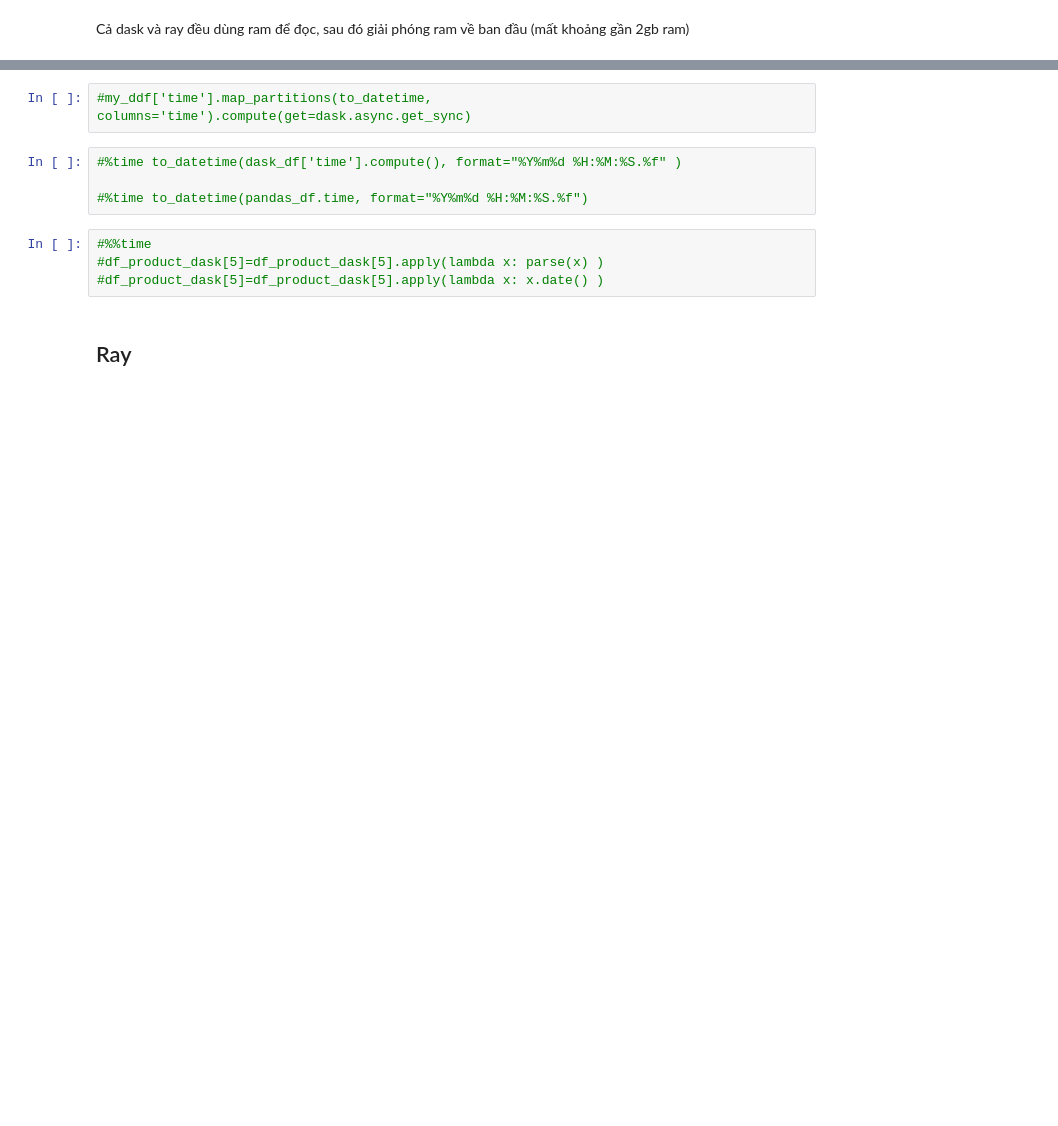
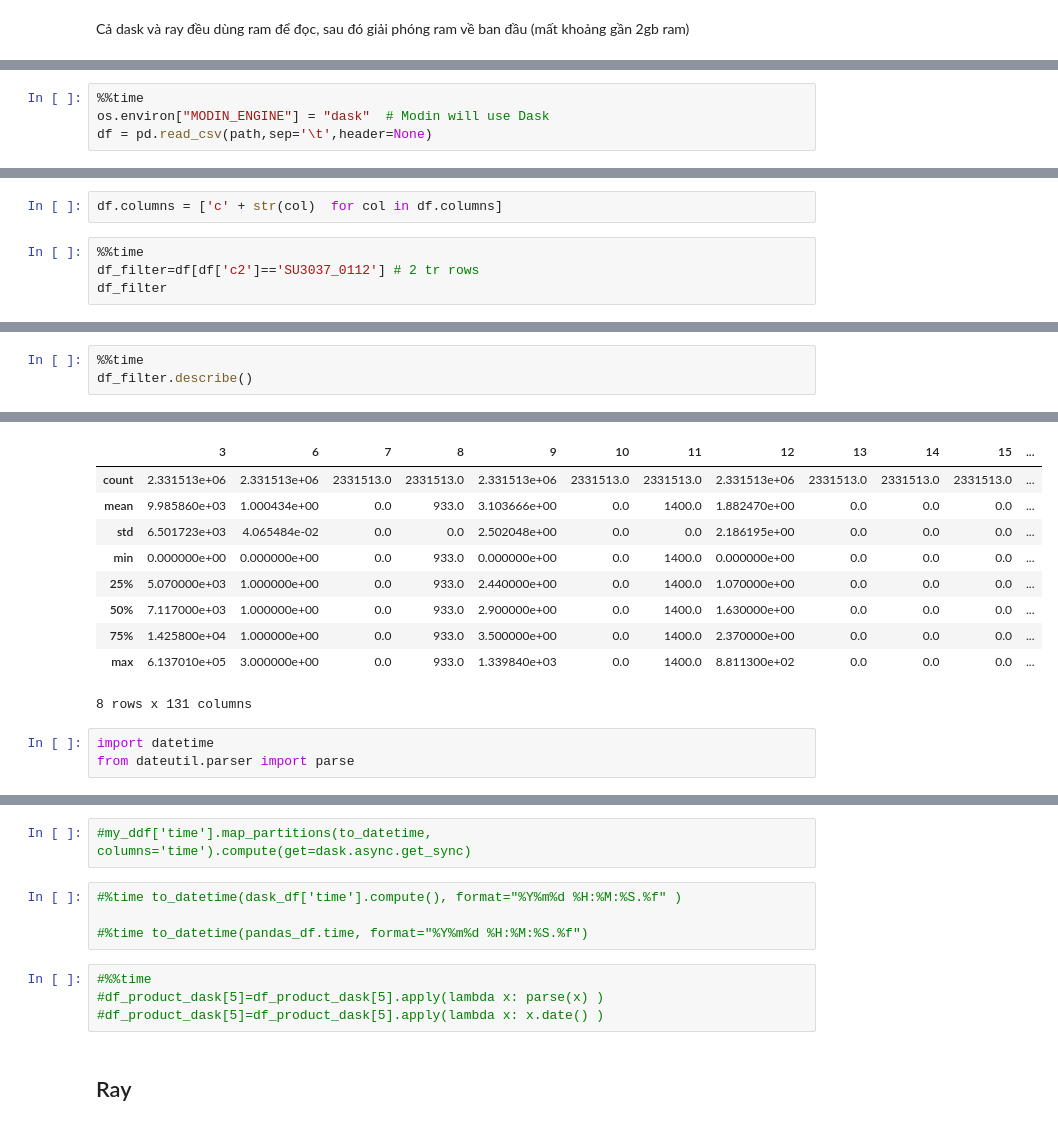
Before and after one commit to duybluemind1988/Data-science, a Jupyter notebook: Sonion/Compare_all_bigdata_method.ipynb, the cells around one changed output, grey strips where cells are left out. Saved outputs shown, nothing was run; the diff lists cells and outputs as text; blank space fills up the shorter version.

```diff
--- a/Sonion/Compare_all_bigdata_method.ipynb
+++ b/Sonion/Compare_all_bigdata_method.ipynb
@@ -126,0 +206,4 @@ RayTaskError: ignored
+# %%
+%%time
+os.environ["MODIN_ENGINE"] = "dask"  # Modin will use Dask
+df = pd.read_csv(path,sep='\t',header=None)
@@ -126,0 +213,6 @@ RayTaskError: ignored
+# %%
+df.columns = ['c' + str(col)  for col in df.columns]
+# %%
+%%time
+df_filter=df[df['c2']=='SU3037_0112'] # 2 tr rows
+df_filter
@@ -126,0 +222,4 @@ RayTaskError: ignored
+# %%
+%%time
+df_filter.describe()
+# %% [output]
@@ -126,0 +230,13 @@ RayTaskError: ignored
+|  | 3 | 6 | 7 | 8 | 9 | 10 | 11 | 12 | 13 | 14 | 15 | ... |
+| count | 2.331513e+06 | 2.331513e+06 | 2331513.0 | 2331513.0 | 2.331513e+06 | 2331513.0 | 2331513.0 | 2.331513e+06 | 2331513.0 | 2331513.0 | 2331513.0 | ... |
+| mean | 9.985860e+03 | 1.000434e+00 | 0.0 | 933.0 | 3.103666e+00 | 0.0 | 1400.0 | 1.882470e+00 | 0.0 | 0.0 | 0.0 | ... |
+| std | 6.501723e+03 | 4.065484e-02 | 0.0 | 0.0 | 2.502048e+00 | 0.0 | 0.0 | 2.186195e+00 | 0.0 | 0.0 | 0.0 | ... |
+| min | 0.000000e+00 | 0.000000e+00 | 0.0 | 933.0 | 0.000000e+00 | 0.0 | 1400.0 | 0.000000e+00 | 0.0 | 0.0 | 0.0 | ... |
+| 25% | 5.070000e+03 | 1.000000e+00 | 0.0 | 933.0 | 2.440000e+00 | 0.0 | 1400.0 | 1.070000e+00 | 0.0 | 0.0 | 0.0 | ... |
+| 50% | 7.117000e+03 | 1.000000e+00 | 0.0 | 933.0 | 2.900000e+00 | 0.0 | 1400.0 | 1.630000e+00 | 0.0 | 0.0 | 0.0 | ... |
+| 75% | 1.425800e+04 | 1.000000e+00 | 0.0 | 933.0 | 3.500000e+00 | 0.0 | 1400.0 | 2.370000e+00 | 0.0 | 0.0 | 0.0 | ... |
+| max | 6.137010e+05 | 3.000000e+00 | 0.0 | 933.0 | 1.339840e+03 | 0.0 | 1400.0 | 8.811300e+02 | 0.0 | 0.0 | 0.0 | ... |
+8 rows x 131 columns
+# %%
+import datetime
+from dateutil.parser import parse
```
Also changed, not shown: parts of 29 cells of this notebook.
